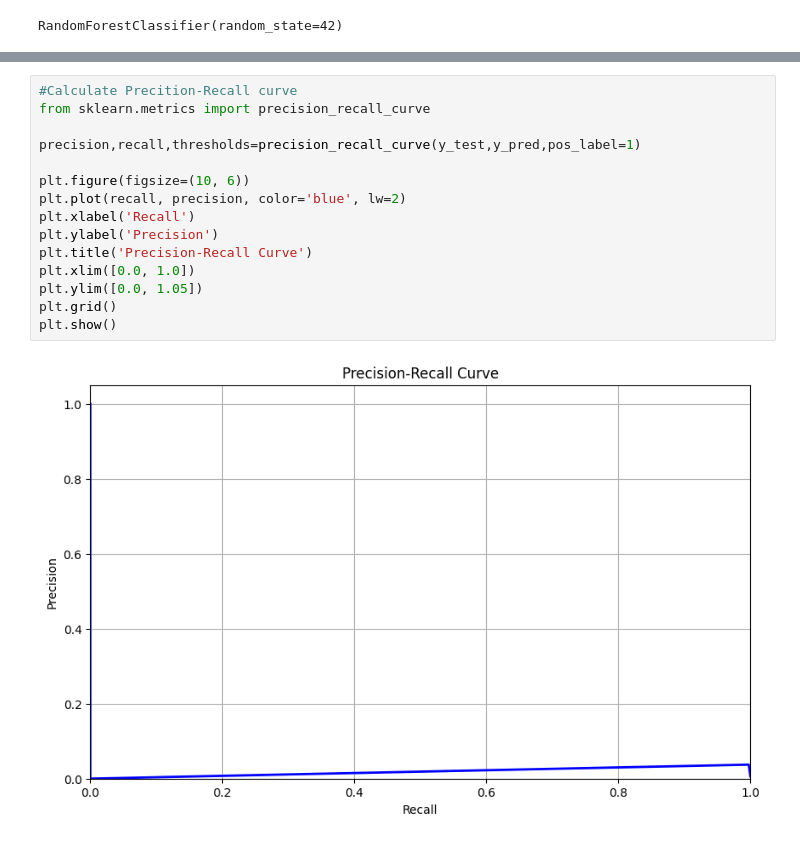
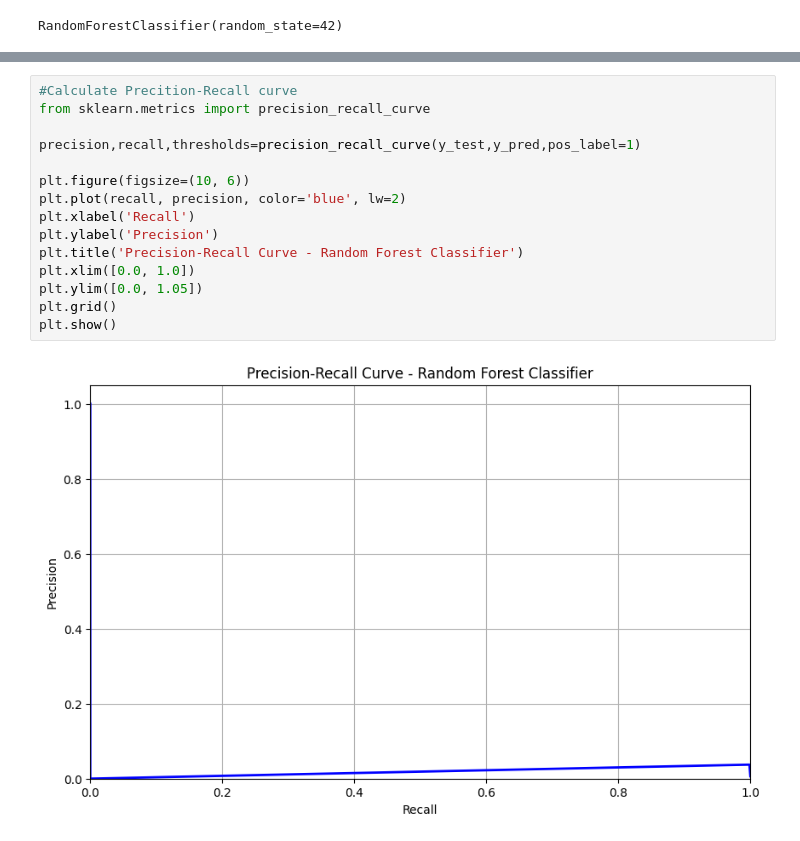
Before and after one commit to MeenaRuwandi/INCS870-Fall2024-Team4, a Jupyter notebook: incs870_team4.ipynb, the cells around one changed output, grey strips where cells are left out. Saved outputs shown, nothing was run; the diff lists cells and outputs as text.

Commit message:
Completed the project and analysis Graph generated

```diff
--- a/incs870_team4.ipynb
+++ b/incs870_team4.ipynb
@@ -705,17 +718,17 @@ plt.show()
 # %%
 #Calculate Precition-Recall curve
 from sklearn.metrics import precision_recall_curve
 
 precision,recall,thresholds=precision_recall_curve(y_test,y_pred,pos_label=1)
 
 plt.figure(figsize=(10, 6))
 plt.plot(recall, precision, color='blue', lw=2)
 plt.xlabel('Recall')
 plt.ylabel('Precision')
-plt.title('Precision-Recall Curve')
+plt.title('Precision-Recall Curve - Random Forest Classifier')
 plt.xlim([0.0, 1.0])
 plt.ylim([0.0, 1.05])
 plt.grid()
 plt.show()
 # %% [output]
-[figure, old version]
+[figure, new version]
```
Also changed, not shown: parts of 22 cells of this notebook.
